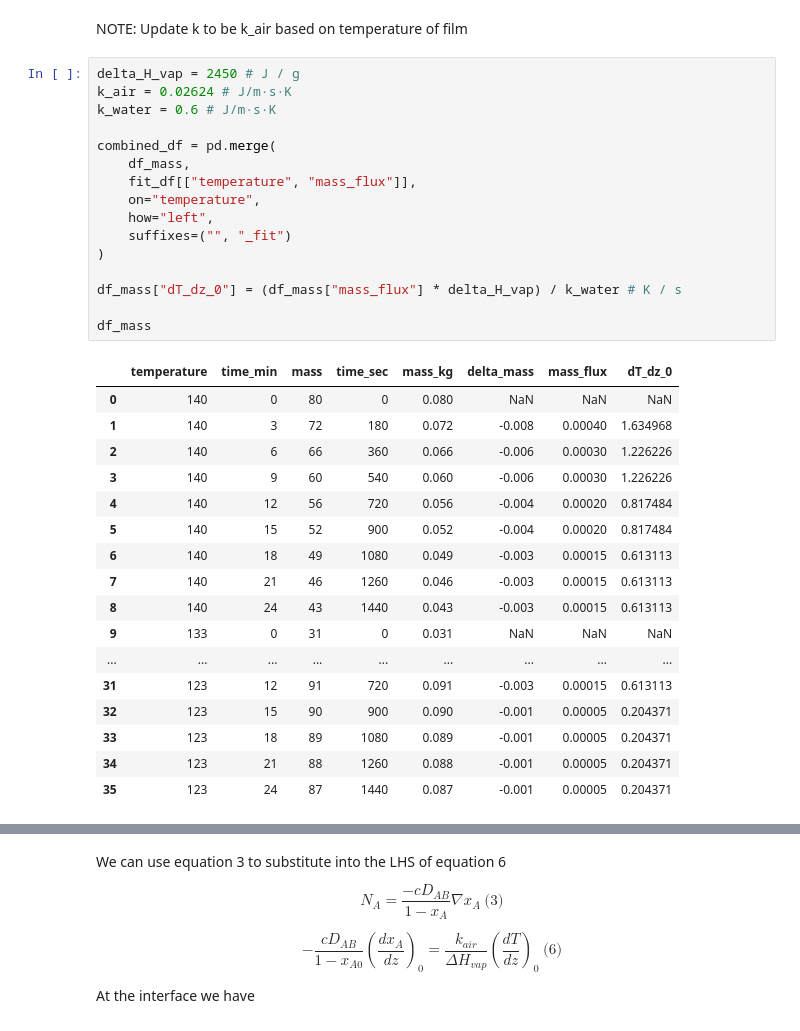
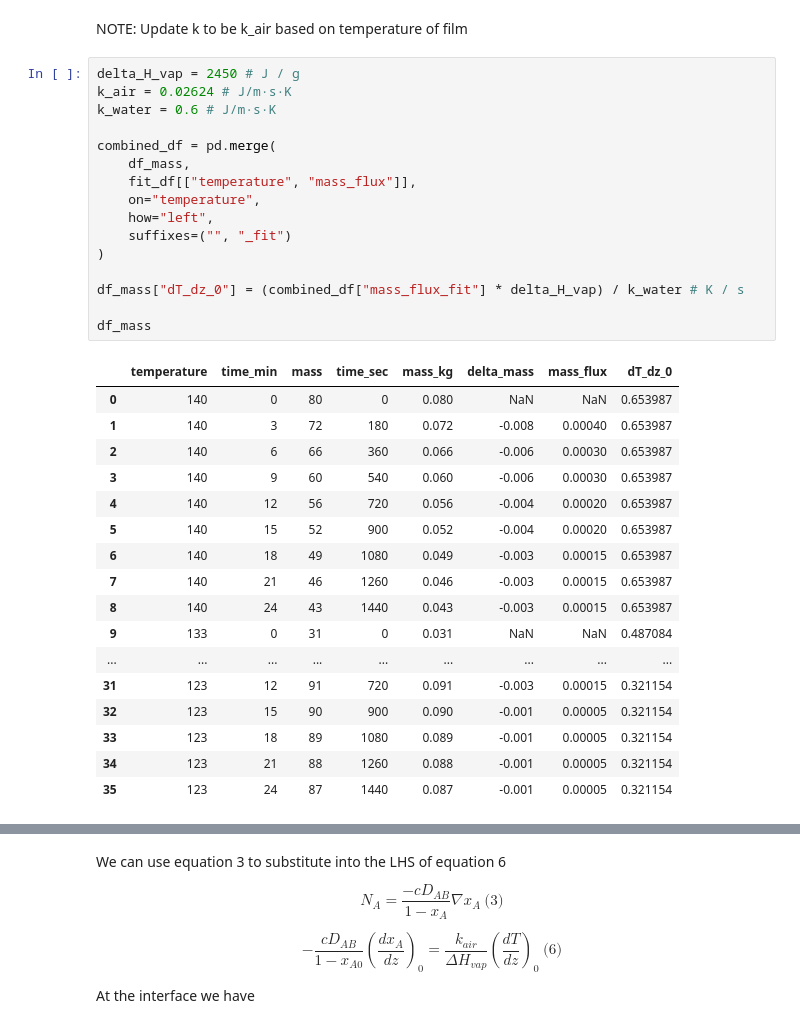
Before and after one commit to rahilisashaik/cbe154, a Jupyter notebook: mass-transfer/MT-data-analysis.ipynb, the cells around one changed output, grey strips where cells are left out. Saved outputs shown, nothing was run; the diff lists cells and outputs as text.

```diff
--- a/mass-transfer/MT-data-analysis.ipynb
+++ b/mass-transfer/MT-data-analysis.ipynb
@@ -193,34 +193,34 @@ NOTE: Update k to be k_air based on temperature of film
 # %%
 delta_H_vap = 2450 # J / g
 k_air = 0.02624 # J/m·s·K
 k_water = 0.6 # J/m·s·K
 
 combined_df = pd.merge(
     df_mass,
     fit_df[["temperature", "mass_flux"]],
     on="temperature",
     how="left",
     suffixes=("", "_fit")
 )
 
-df_mass["dT_dz_0"] = (df_mass["mass_flux"] * delta_H_vap) / k_water # K / s
+df_mass["dT_dz_0"] = (combined_df["mass_flux_fit"] * delta_H_vap) / k_water # K / s
 
 df_mass
 # %% [output]
 |  | temperature | time_min | mass | time_sec | mass_kg | delta_mass | mass_flux | dT_dz_0 |
-| 0 | 140 | 0 | 80 | 0 | 0.080 | NaN | NaN | NaN |
-| 1 | 140 | 3 | 72 | 180 | 0.072 | -0.008 | 0.00040 | 1.634968 |
-| 2 | 140 | 6 | 66 | 360 | 0.066 | -0.006 | 0.00030 | 1.226226 |
-| 3 | 140 | 9 | 60 | 540 | 0.060 | -0.006 | 0.00030 | 1.226226 |
-| 4 | 140 | 12 | 56 | 720 | 0.056 | -0.004 | 0.00020 | 0.817484 |
-| 5 | 140 | 15 | 52 | 900 | 0.052 | -0.004 | 0.00020 | 0.817484 |
-| 6 | 140 | 18 | 49 | 1080 | 0.049 | -0.003 | 0.00015 | 0.613113 |
-| 7 | 140 | 21 | 46 | 1260 | 0.046 | -0.003 | 0.00015 | 0.613113 |
-| 8 | 140 | 24 | 43 | 1440 | 0.043 | -0.003 | 0.00015 | 0.613113 |
-| 9 | 133 | 0 | 31 | 0 | 0.031 | NaN | NaN | NaN |
+| 0 | 140 | 0 | 80 | 0 | 0.080 | NaN | NaN | 0.653987 |
+| 1 | 140 | 3 | 72 | 180 | 0.072 | -0.008 | 0.00040 | 0.653987 |
+| 2 | 140 | 6 | 66 | 360 | 0.066 | -0.006 | 0.00030 | 0.653987 |
+| 3 | 140 | 9 | 60 | 540 | 0.060 | -0.006 | 0.00030 | 0.653987 |
+| 4 | 140 | 12 | 56 | 720 | 0.056 | -0.004 | 0.00020 | 0.653987 |
+| 5 | 140 | 15 | 52 | 900 | 0.052 | -0.004 | 0.00020 | 0.653987 |
+| 6 | 140 | 18 | 49 | 1080 | 0.049 | -0.003 | 0.00015 | 0.653987 |
+| 7 | 140 | 21 | 46 | 1260 | 0.046 | -0.003 | 0.00015 | 0.653987 |
+| 8 | 140 | 24 | 43 | 1440 | 0.043 | -0.003 | 0.00015 | 0.653987 |
+| 9 | 133 | 0 | 31 | 0 | 0.031 | NaN | NaN | 0.487084 |
 | ... | ... | ... | ... | ... | ... | ... | ... | ... |
-| 31 | 123 | 12 | 91 | 720 | 0.091 | -0.003 | 0.00015 | 0.613113 |
-| 32 | 123 | 15 | 90 | 900 | 0.090 | -0.001 | 0.00005 | 0.204371 |
-| 33 | 123 | 18 | 89 | 1080 | 0.089 | -0.001 | 0.00005 | 0.204371 |
-| 34 | 123 | 21 | 88 | 1260 | 0.088 | -0.001 | 0.00005 | 0.204371 |
-| 35 | 123 | 24 | 87 | 1440 | 0.087 | -0.001 | 0.00005 | 0.204371 |
+| 31 | 123 | 12 | 91 | 720 | 0.091 | -0.003 | 0.00015 | 0.321154 |
+| 32 | 123 | 15 | 90 | 900 | 0.090 | -0.001 | 0.00005 | 0.321154 |
+| 33 | 123 | 18 | 89 | 1080 | 0.089 | -0.001 | 0.00005 | 0.321154 |
+| 34 | 123 | 21 | 88 | 1260 | 0.088 | -0.001 | 0.00005 | 0.321154 |
+| 35 | 123 | 24 | 87 | 1440 | 0.087 | -0.001 | 0.00005 | 0.321154 |
```
Also changed, not shown: parts of 3 cells of this notebook.
